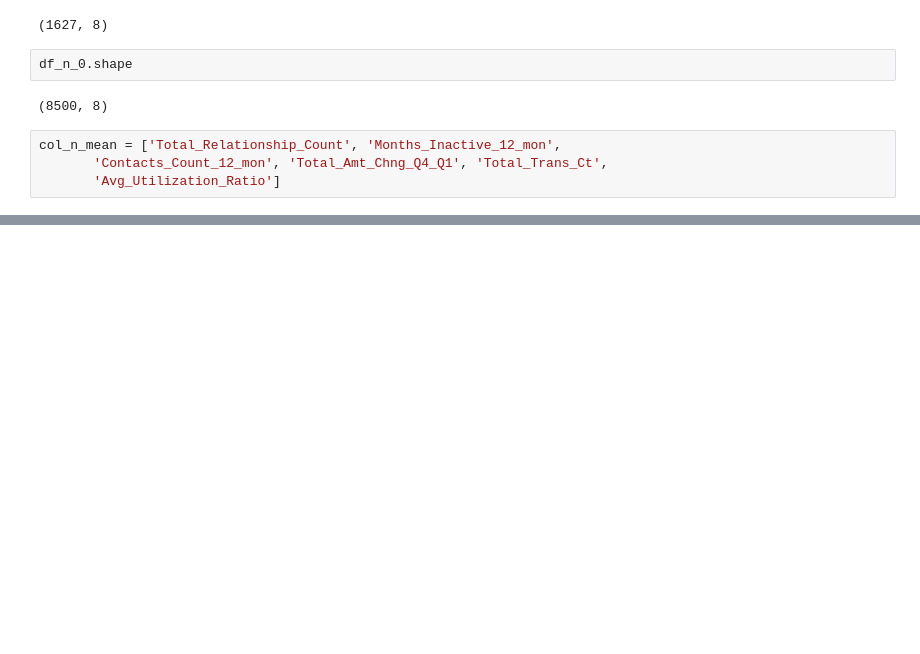
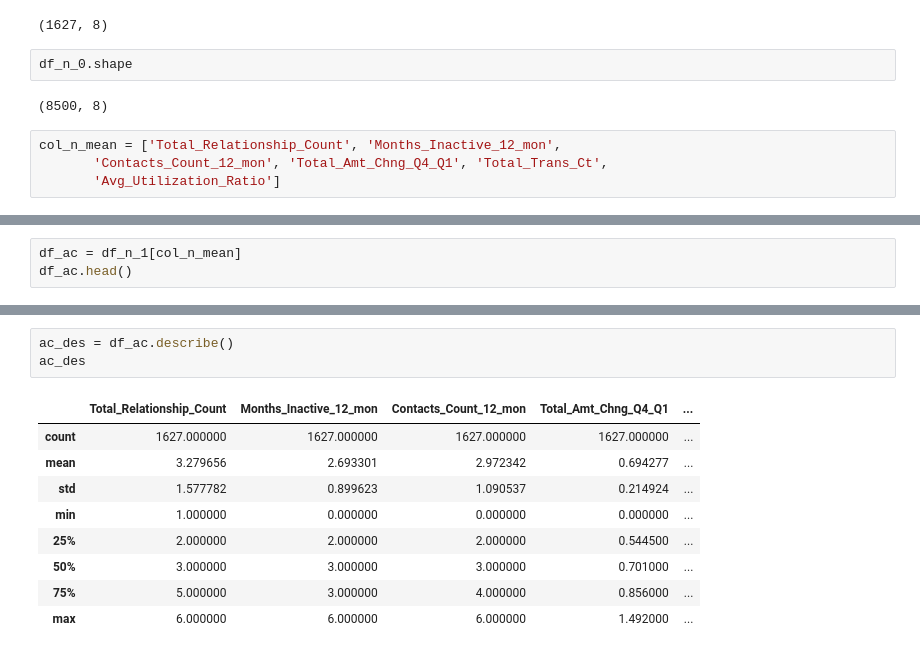
Before and after one commit to andersonjader/analyzing_credit_card_customers, a Jupyter notebook: src/Notebooks/EDA.ipynb, the cells around one changed output, grey strips where cells are left out. Saved outputs shown, nothing was run; the diff lists cells and outputs as text; blank space fills up the shorter version.

```diff
--- a/src/Notebooks/EDA.ipynb
+++ b/src/Notebooks/EDA.ipynb
@@ -466,0 +425,3 @@ l1
+# %%
+df_ac = df_n_1[col_n_mean]
+df_ac.head()
@@ -466,0 +445,13 @@ l1
+# %%
+ac_des = df_ac.describe()
+ac_des
+# %% [output]
+|  | Total_Relationship_Count | Months_Inactive_12_mon | Contacts_Count_12_mon | Total_Amt_Chng_Q4_Q1 | ... |
+| count | 1627.000000 | 1627.000000 | 1627.000000 | 1627.000000 | ... |
+| mean | 3.279656 | 2.693301 | 2.972342 | 0.694277 | ... |
+| std | 1.577782 | 0.899623 | 1.090537 | 0.214924 | ... |
+| min | 1.000000 | 0.000000 | 0.000000 | 0.000000 | ... |
+| 25% | 2.000000 | 2.000000 | 2.000000 | 0.544500 | ... |
+| 50% | 3.000000 | 3.000000 | 3.000000 | 0.701000 | ... |
+| 75% | 5.000000 | 3.000000 | 4.000000 | 0.856000 | ... |
+| max | 6.000000 | 6.000000 | 6.000000 | 1.492000 | ... |
```
Also changed, not shown: parts of 28 cells of this notebook, 3 other files.
